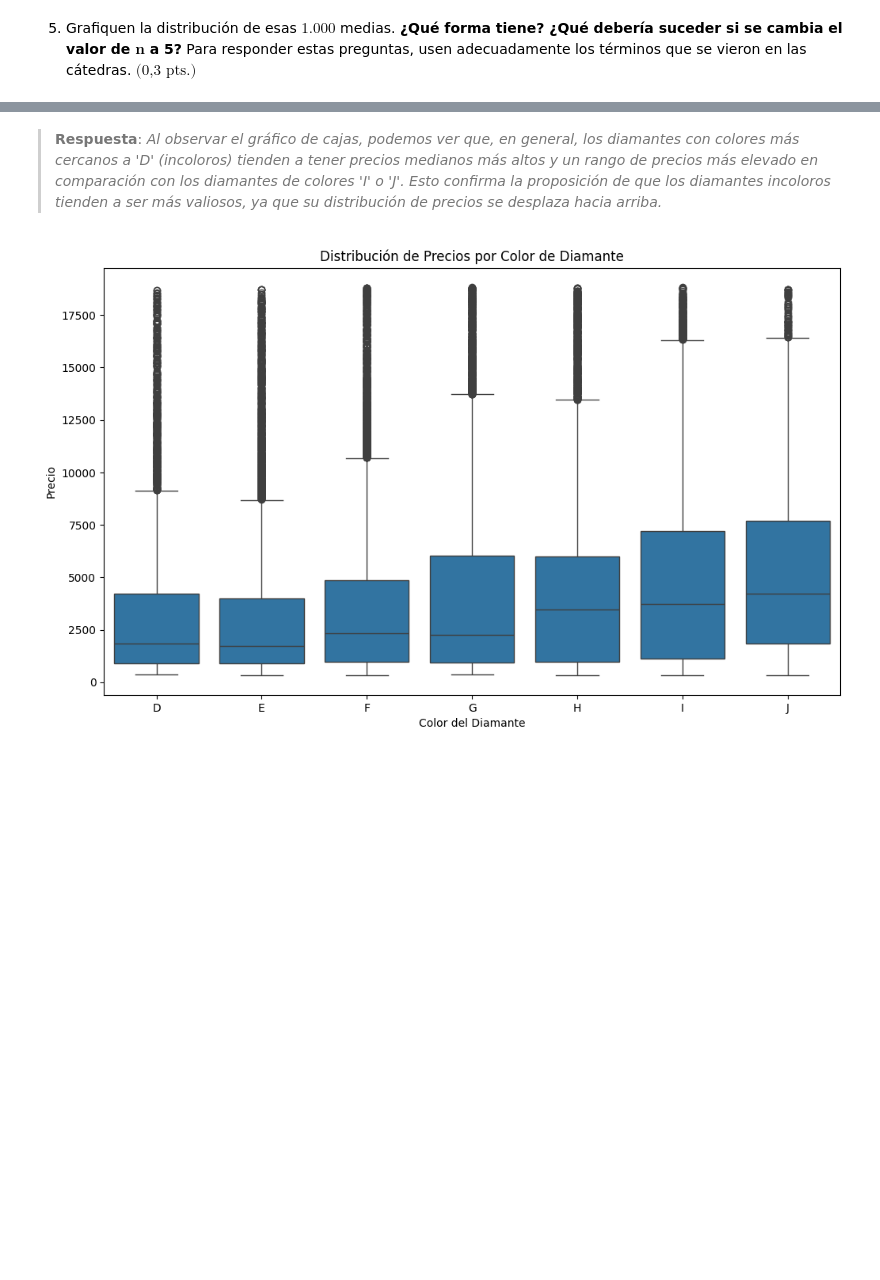
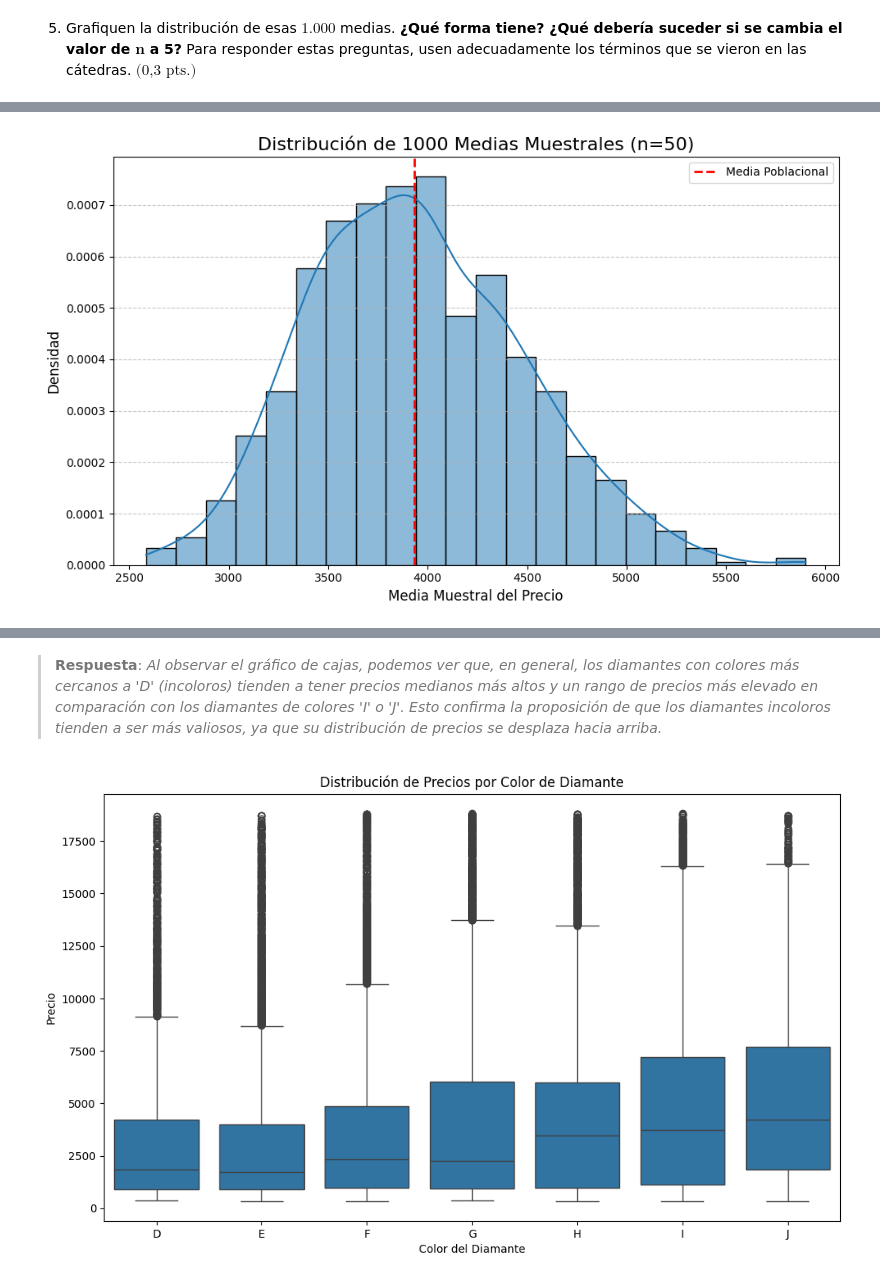
Before and after one commit to aarikuromaru-eng/cursoedv-tarea1-equipo22, a Jupyter notebook: tareaedv.ipynb, the cells around one changed output, grey strips where cells are left out. Drawn from its saved outputs; the diff is of its cells as text; code cells hidden in the pictures; blank space fills up the shorter version.

```diff
--- a/tareaedv.ipynb
+++ b/tareaedv.ipynb
@@ -188,0 +186,3 @@ Name: price, dtype: float64
+# %%
+media_poblacional_precio = data_diamantes['price'].mean()
+print(f'La media poblacional del precio es: {media_poblacional_precio:.2f}')
@@ -274,0 +278,10 @@ Skewness del precio: 1.62
+# %%
+n_muestras = 1000
+tamano_n = 50
+
+muestras_precio_tcl = [data_diamantes['price'].sample(n=tamano_n, random_state=i) for i in range(n_muestras)]
+
+display(pd.DataFrame({
+    'Descripción': ['Número de muestras generadas', 'Tamaño de cada muestra'],
+    'Valor': [n_muestras, tamano_n]
+}))
@@ -275,2 +311,9 @@ Skewness del precio: 1.62
 # %% [markdown]
 4. Calculen la media del precio (variable `price`) para cada muestra y guarden los $1.000$ valores obtenidos. $\textrm{(0,1 pts.)}$
+# %%
+medias_muestrales_tcl = [muestra.mean() for muestra in muestras_precio_tcl]
+
+df_medias_muestrales_tcl = pd.DataFrame({
+    'Media Muestral': medias_muestrales_tcl
+})
+display(df_medias_muestrales_tcl.head())
@@ -283,3 +332,16 @@ Skewness del precio: 1.62
+# %%
+plt.figure(figsize=(10, 6))
+sns.histplot(medias_muestrales_tcl, kde=True, stat='density')
+plt.axvline(media_poblacional_precio, color='red', linestyle='--', linewidth=2, label='Media Poblacional')
+plt.title('Distribución de 1000 Medias Muestrales (n=50)', fontsize=16)
+plt.xlabel('Media Muestral del Precio', fontsize=12)
+plt.ylabel('Densidad', fontsize=12)
+plt.legend()
+plt.grid(axis='y', linestyle='--', alpha=0.7)
+plt.tight_layout()
+plt.show()
+# %% [output]
+[figure, added]
 # %% [markdown]
 ### 3. _Storytelling_ $\textbf{(1,5 pts.)}$
 
```
Also changed, not shown: parts of 28 cells of this notebook.
